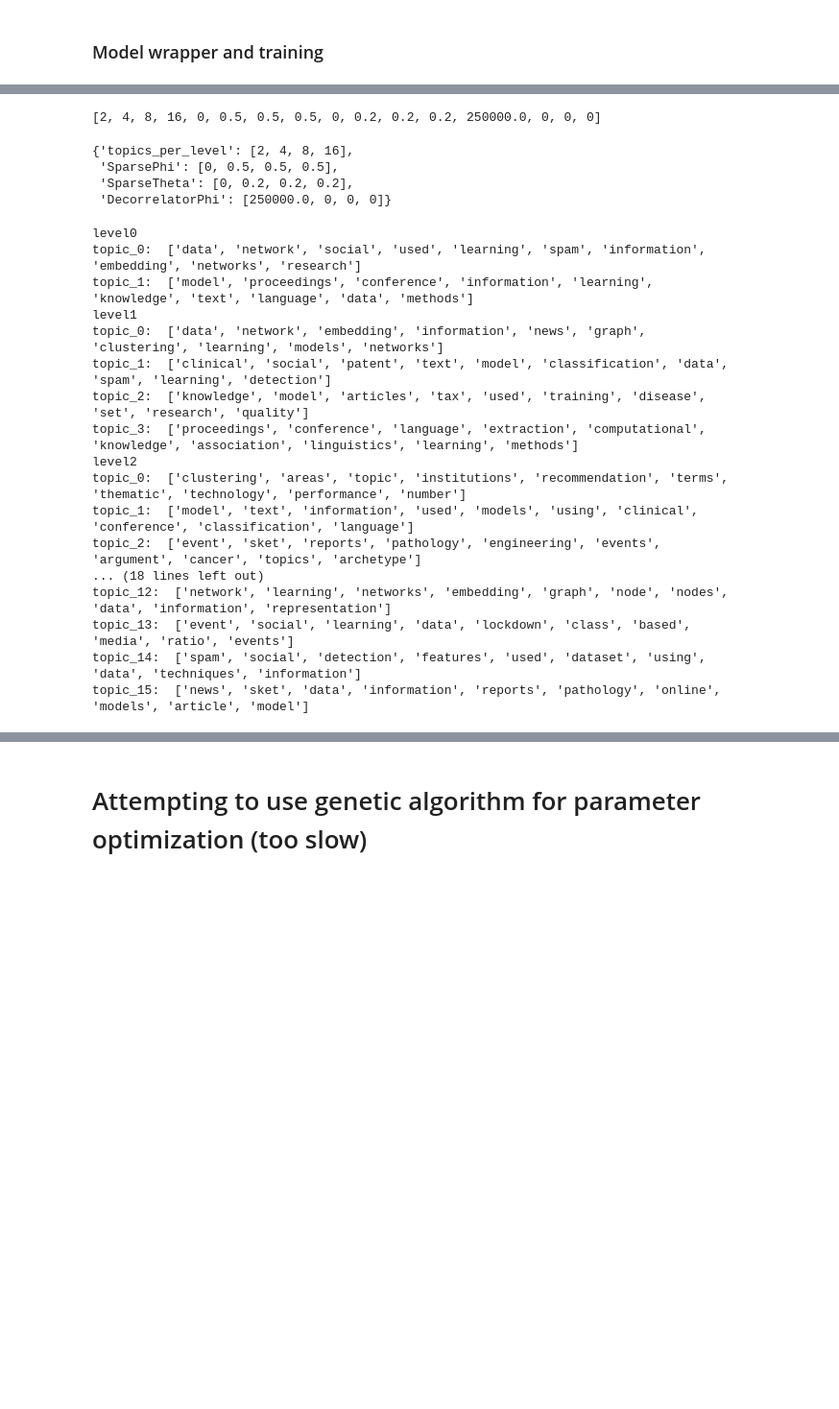
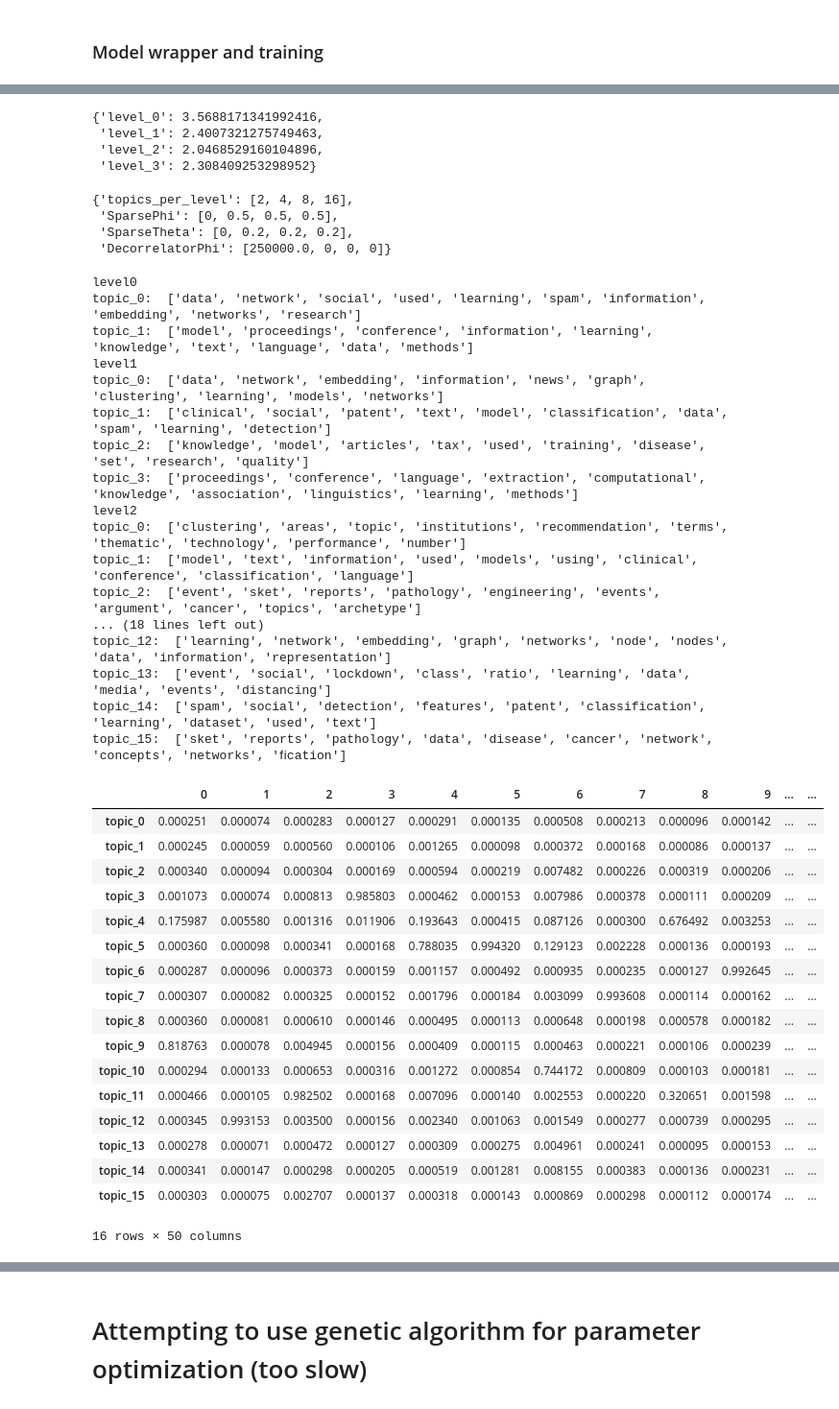
Before and after one commit to omegatro/MSC, a Jupyter notebook: sandboxes/BigARTM_experiments.ipynb, the cells around one changed output, grey strips where cells are left out. Shown at 96% size. Saved outputs shown, nothing was run; the diff lists cells and outputs as text; code cells hidden in the pictures; blank space fills up the shorter version.

```diff
--- a/sandboxes/BigARTM_experiments.ipynb
+++ b/sandboxes/BigARTM_experiments.ipynb
@@ -1143,8 +1143,8 @@ regularizers = [
     artm.SmoothSparseThetaRegularizer(name='SparseTheta', tau=0),
     artm.SmoothSparsePhiRegularizer(name='SparsePhi', tau=0),
     artm.DecorrelatorPhiRegularizer(name='DecorrelatorPhi', tau=2.5e+5),
-#     artm.HierarchySparsingThetaRegularizer(name='Hierarchy', tau=-1),
-    artm.TopicSelectionThetaRegularizer(name='TopicDecorr',tau=-0.3)
+    artm.HierarchySparsingThetaRegularizer(name='Hierarchy', tau=0),
+    artm.TopicSelectionThetaRegularizer(name='TopicDecorr',tau=0)
 ]
 tau_dict_1 = dict(zip(regularizer_names, [0,0,2.5e+5]))
 n1 = 10
@@ -1237,9 +1237,7 @@ def train_hier_tm(
 
     #Altering regularizers for 2nd training session
     model_artm.get_level(0).regularizers['SparsePhi'].tau           = tau_dict_2['SparsePhi']
-#     model_artm.get_level(0).regularizers['SparsePhi'].topic_names   = bg_topics
     model_artm.get_level(0).regularizers['SparseTheta'].tau         = tau_dict_2['SparseTheta']
-#     model_artm.get_level(0).regularizers['SparseTheta'].topic_names = bg_topics
     model_artm.get_level(0).regularizers['DecorrelatorPhi'].tau     = tau_dict_2['DecorrelatorPhi']
 
     #Second training session
@@ -1249,9 +1247,7 @@ def train_hier_tm(
 
     #Altering regularizers
     model_artm.get_level(0).regularizers['SparsePhi'].tau           = tau_dict_3['SparsePhi']
-#     model_artm.get_level(0).regularizers['SparsePhi'].topic_names   = sp_topics
     model_artm.get_level(0).regularizers['SparseTheta'].tau         = tau_dict_3['SparseTheta']
-#     model_artm.get_level(0).regularizers['SparseTheta'].topic_names = sp_topics
     model_artm.get_level(0).regularizers['DecorrelatorPhi'].tau     = tau_dict_3['DecorrelatorPhi']
 
     #Third training session
@@ -1314,20 +1310,22 @@ def train_hier_tm(
     flat_params = sum(list(parameters.values()),[])
 
     #Calculating score for the whole model
-    min_fcoherence = min(model_artm.get_level(0)._score_tracker['TopKernelScore Coherence'].coherence[-1].values())
-    mean_fcoherence = model_artm.get_level(0)._score_tracker['TopKernelScore Coherence'].average_coherence[-1]
-    fitness = min_fcoherence + mean_fcoherence - mean_S_qR
+    min_fc_list = []
+    mean_fc_list = []
+    for i in range(num_levels):
+        min_fc_list.append(min(model_artm.get_level(i)._score_tracker['TopKernelScore Coherence'].coherence[-1].values()))
+        mean_fc_list.append(model_artm.get_level(0)._score_tracker['TopKernelScore Coherence'].average_coherence[-1])
+    min_fcoherence = np.array(min_fc_list)
+    mean_fcoherence = np.array(mean_fc_list)
+    fitness = min_fcoherence + mean_fcoherence
 
-    return model_artm, flat_params, fitness, parameters
+    return model_artm, flat_params, fitness, parameters, S_qR_dict
 # %%
 %%time
-model, flat_parameters, score, parameters,_ = train_hier_tm(
+model, flat_parameters, score, parameters, S_qR_dict = train_hier_tm(
     batch_vectorizer = batch_vectorizer,
     dictionary = cooc_dict,
     scores = scores,
-#     num_topics = num_topics,
-#     topic_names = topic_names,
-#     num_bg_topics = num_bg_topics,
     regularizers = regularizers,
     num_levels=num_levels,
     topics_per_level=topics_per_level,
@@ -1349,7 +1348,12 @@ score
+# %%
+S_qR_dict
+# %% [output]
+{'level_0': 3.5688171341992416,
+ 'level_1': 2.4007321275749463,
+ 'level_2': 2.0468529160104896,
+ 'level_3': 2.308409253298952}
 # %%
 flat_parameters
-# %% [output]
-[2, 4, 8, 16, 0, 0.5, 0.5, 0.5, 0, 0.2, 0.2, 0.2, 250000.0, 0, 0, 0]
 # %%
 parameters
 # %% [output]
@@ -1377,7 +1381,29 @@ topic_0:  ['clustering', 'areas', 'topic', 'institutions', 'recommendation', 'te
 topic_1:  ['model', 'text', 'information', 'used', 'models', 'using', 'clinical', 'conference', 'classification', 'language']
 topic_2:  ['event', 'sket', 'reports', 'pathology', 'engineering', 'events', 'argument', 'cancer', 'topics', 'archetype']
 ... (18 lines left out)
-topic_12:  ['network', 'learning', 'networks', 'embedding', 'graph', 'node', 'nodes', 'data', 'information', 'representation']
-topic_13:  ['event', 'social', 'learning', 'data', 'lockdown', 'class', 'based', 'media', 'ratio', 'events']
-topic_14:  ['spam', 'social', 'detection', 'features', 'used', 'dataset', 'using', 'data', 'techniques', 'information']
-topic_15:  ['news', 'sket', 'data', 'information', 'reports', 'pathology', 'online', 'models', 'article', 'model']
+topic_12:  ['learning', 'network', 'embedding', 'graph', 'networks', 'node', 'nodes', 'data', 'information', 'representation']
+topic_13:  ['event', 'social', 'lockdown', 'class', 'ratio', 'learning', 'data', 'media', 'events', 'distancing']
+topic_14:  ['spam', 'social', 'detection', 'features', 'patent', 'classification', 'learning', 'dataset', 'used', 'text']
+topic_15:  ['sket', 'reports', 'pathology', 'data', 'disease', 'cancer', 'network', 'concepts', 'networks', 'ﬁcation']
+# %%
+#getting document embeddings for a given level
+model.get_level(3).get_theta()
+# %% [output]
+|  | 0 | 1 | 2 | 3 | 4 | 5 | 6 | 7 | 8 | 9 | ... | ... |
+| topic_0 | 0.000251 | 0.000074 | 0.000283 | 0.000127 | 0.000291 | 0.000135 | 0.000508 | 0.000213 | 0.000096 | 0.000142 | ... | ... |
+| topic_1 | 0.000245 | 0.000059 | 0.000560 | 0.000106 | 0.001265 | 0.000098 | 0.000372 | 0.000168 | 0.000086 | 0.000137 | ... | ... |
+| topic_2 | 0.000340 | 0.000094 | 0.000304 | 0.000169 | 0.000594 | 0.000219 | 0.007482 | 0.000226 | 0.000319 | 0.000206 | ... | ... |
+| topic_3 | 0.001073 | 0.000074 | 0.000813 | 0.985803 | 0.000462 | 0.000153 | 0.007986 | 0.000378 | 0.000111 | 0.000209 | ... | ... |
+| topic_4 | 0.175987 | 0.005580 | 0.001316 | 0.011906 | 0.193643 | 0.000415 | 0.087126 | 0.000300 | 0.676492 | 0.003253 | ... | ... |
+| topic_5 | 0.000360 | 0.000098 | 0.000341 | 0.000168 | 0.788035 | 0.994320 | 0.129123 | 0.002228 | 0.000136 | 0.000193 | ... | ... |
+| topic_6 | 0.000287 | 0.000096 | 0.000373 | 0.000159 | 0.001157 | 0.000492 | 0.000935 | 0.000235 | 0.000127 | 0.992645 | ... | ... |
+| topic_7 | 0.000307 | 0.000082 | 0.000325 | 0.000152 | 0.001796 | 0.000184 | 0.003099 | 0.993608 | 0.000114 | 0.000162 | ... | ... |
+| topic_8 | 0.000360 | 0.000081 | 0.000610 | 0.000146 | 0.000495 | 0.000113 | 0.000648 | 0.000198 | 0.000578 | 0.000182 | ... | ... |
+| topic_9 | 0.818763 | 0.000078 | 0.004945 | 0.000156 | 0.000409 | 0.000115 | 0.000463 | 0.000221 | 0.000106 | 0.000239 | ... | ... |
+| topic_10 | 0.000294 | 0.000133 | 0.000653 | 0.000316 | 0.001272 | 0.000854 | 0.744172 | 0.000809 | 0.000103 | 0.000181 | ... | ... |
+| topic_11 | 0.000466 | 0.000105 | 0.982502 | 0.000168 | 0.007096 | 0.000140 | 0.002553 | 0.000220 | 0.320651 | 0.001598 | ... | ... |
+| topic_12 | 0.000345 | 0.993153 | 0.003500 | 0.000156 | 0.002340 | 0.001063 | 0.001549 | 0.000277 | 0.000739 | 0.000295 | ... | ... |
+| topic_13 | 0.000278 | 0.000071 | 0.000472 | 0.000127 | 0.000309 | 0.000275 | 0.004961 | 0.000241 | 0.000095 | 0.000153 | ... | ... |
+| topic_14 | 0.000341 | 0.000147 | 0.000298 | 0.000205 | 0.000519 | 0.001281 | 0.008155 | 0.000383 | 0.000136 | 0.000231 | ... | ... |
+| topic_15 | 0.000303 | 0.000075 | 0.002707 | 0.000137 | 0.000318 | 0.000143 | 0.000869 | 0.000298 | 0.000112 | 0.000174 | ... | ... |
+16 rows × 50 columns
```
Also changed, not shown: parts of 12 cells of this notebook.
